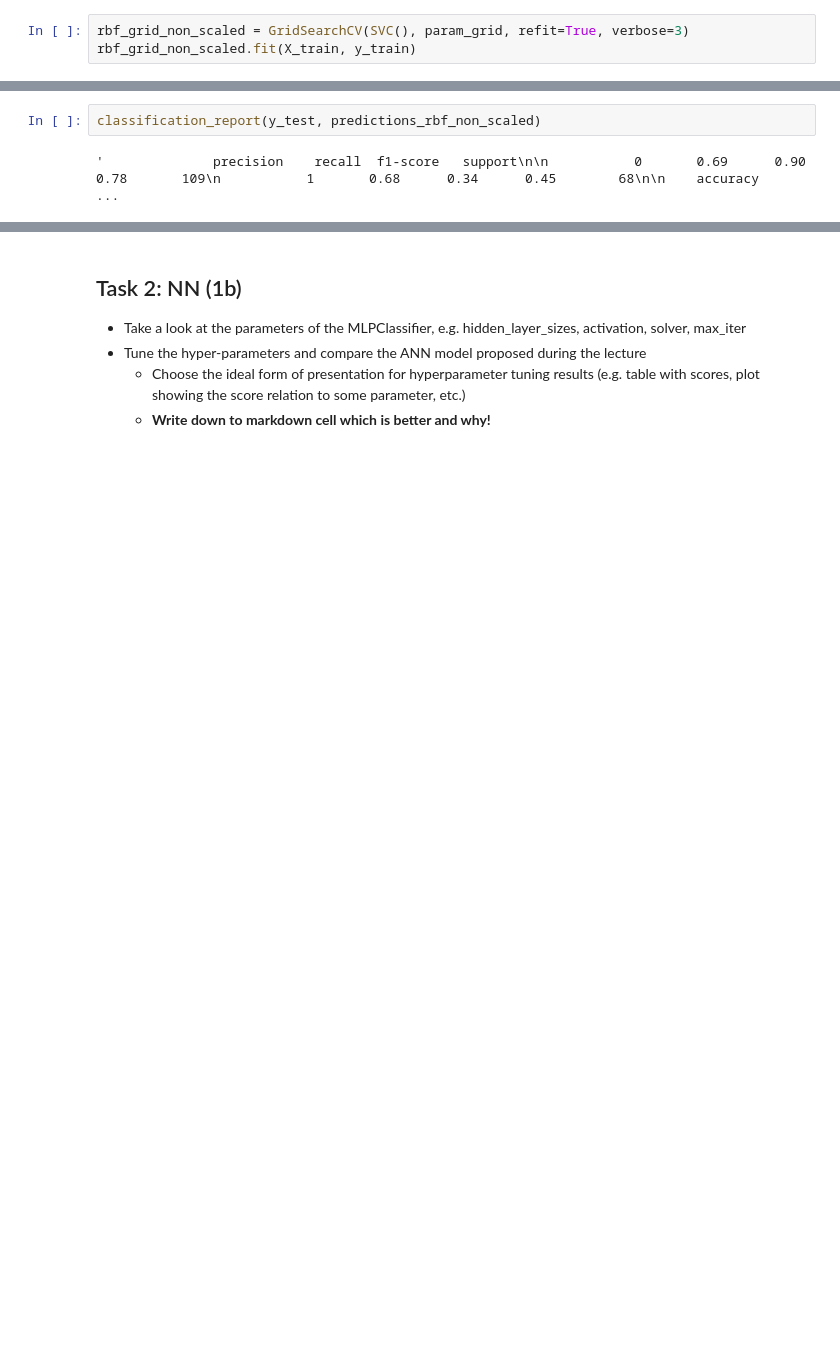
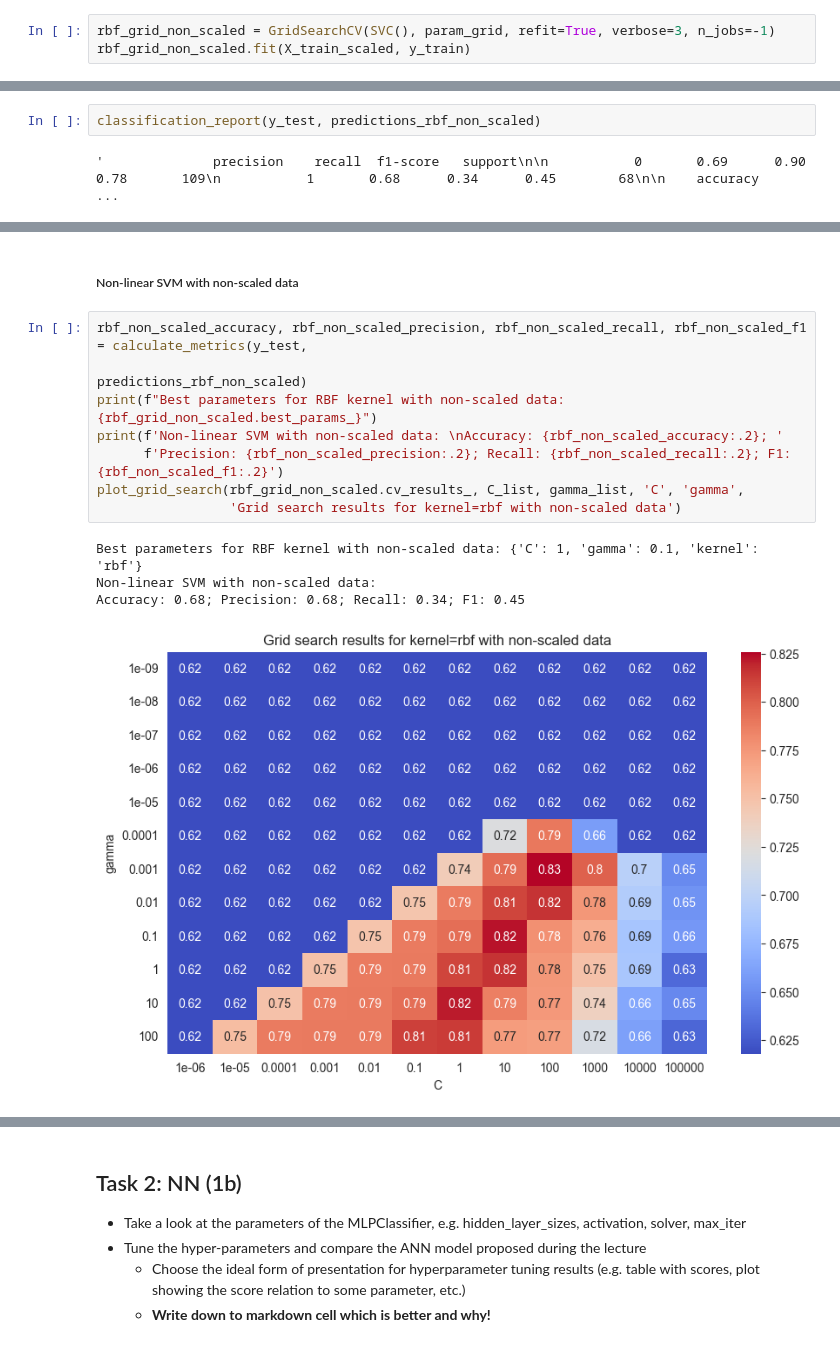
Before and after one commit to SLI0124/strojove-uceni, a Jupyter notebook: tasks/task6.ipynb, the cells around one changed output, grey strips where cells are left out. Saved outputs shown, nothing was run; the diff lists cells and outputs as text; blank space fills up the shorter version.

```diff
--- a/tasks/task6.ipynb
+++ b/tasks/task6.ipynb
@@ -808,7 +782,7 @@ array([0, 0, 0, 0, 0, 0, 0, 1, 0, 0, 0, 0, 0, 0, 0, 0, 0, 0, 0, 0, 1, 0,
        0, 0, 0, 0, 0, 0, 0, 0, 1, 0, 0, 0, 1, 0, 1, 0, 0, 0, 0, 0, 0, 0,
        0])
 # %%
-rbf_grid_non_scaled = GridSearchCV(SVC(), param_grid, refit=True, verbose=3)
-rbf_grid_non_scaled.fit(X_train, y_train)
+rbf_grid_non_scaled = GridSearchCV(SVC(), param_grid, refit=True, verbose=3, n_jobs=-1)
+rbf_grid_non_scaled.fit(X_train_scaled, y_train)
 # %% [output]
 Fitting 5 folds for each of 144 candidates, totalling 720 fits
@@ -860,0 +870,16 @@ plt.show()
+# %% [markdown]
+
+##### Non-linear SVM with non-scaled data
+# %%
+rbf_non_scaled_accuracy, rbf_non_scaled_precision, rbf_non_scaled_recall, rbf_non_scaled_f1 = calculate_metrics(y_test,
+                                                                                                                predictions_rbf_non_scaled)
+print(f"Best parameters for RBF kernel with non-scaled data: {rbf_grid_non_scaled.best_params_}")
+print(f'Non-linear SVM with non-scaled data: \nAccuracy: {rbf_non_scaled_accuracy:.2}; '
+      f'Precision: {rbf_non_scaled_precision:.2}; Recall: {rbf_non_scaled_recall:.2}; F1: {rbf_non_scaled_f1:.2}')
+plot_grid_search(rbf_grid_non_scaled.cv_results_, C_list, gamma_list, 'C', 'gamma',
+                 'Grid search results for kernel=rbf with non-scaled data')
+# %% [output]
+Best parameters for RBF kernel with non-scaled data: {'C': 1, 'gamma': 0.1, 'kernel': 'rbf'}
+Non-linear SVM with non-scaled data:
+Accuracy: 0.68; Precision: 0.68; Recall: 0.34; F1: 0.45
+[figure, added]
```
Also changed, not shown: parts of 88 cells of this notebook.
